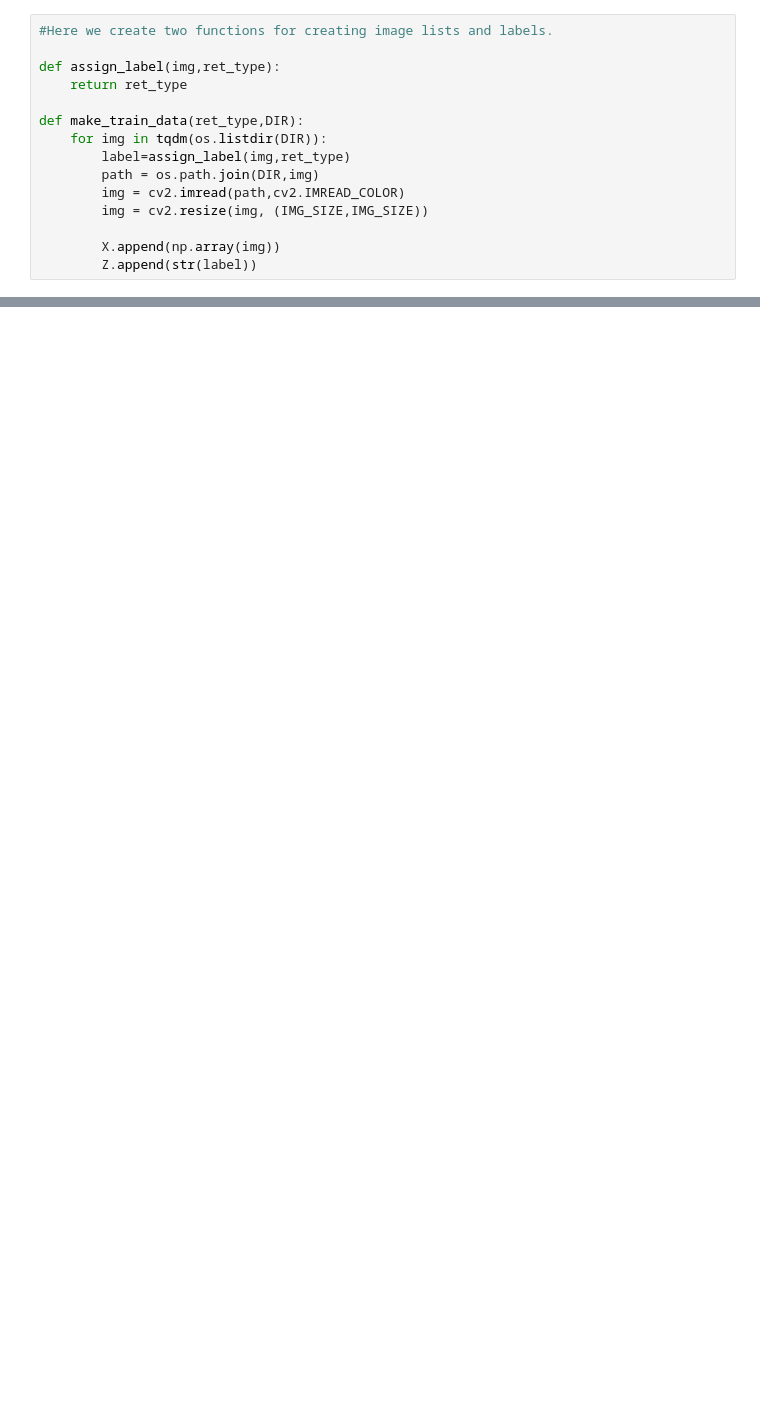
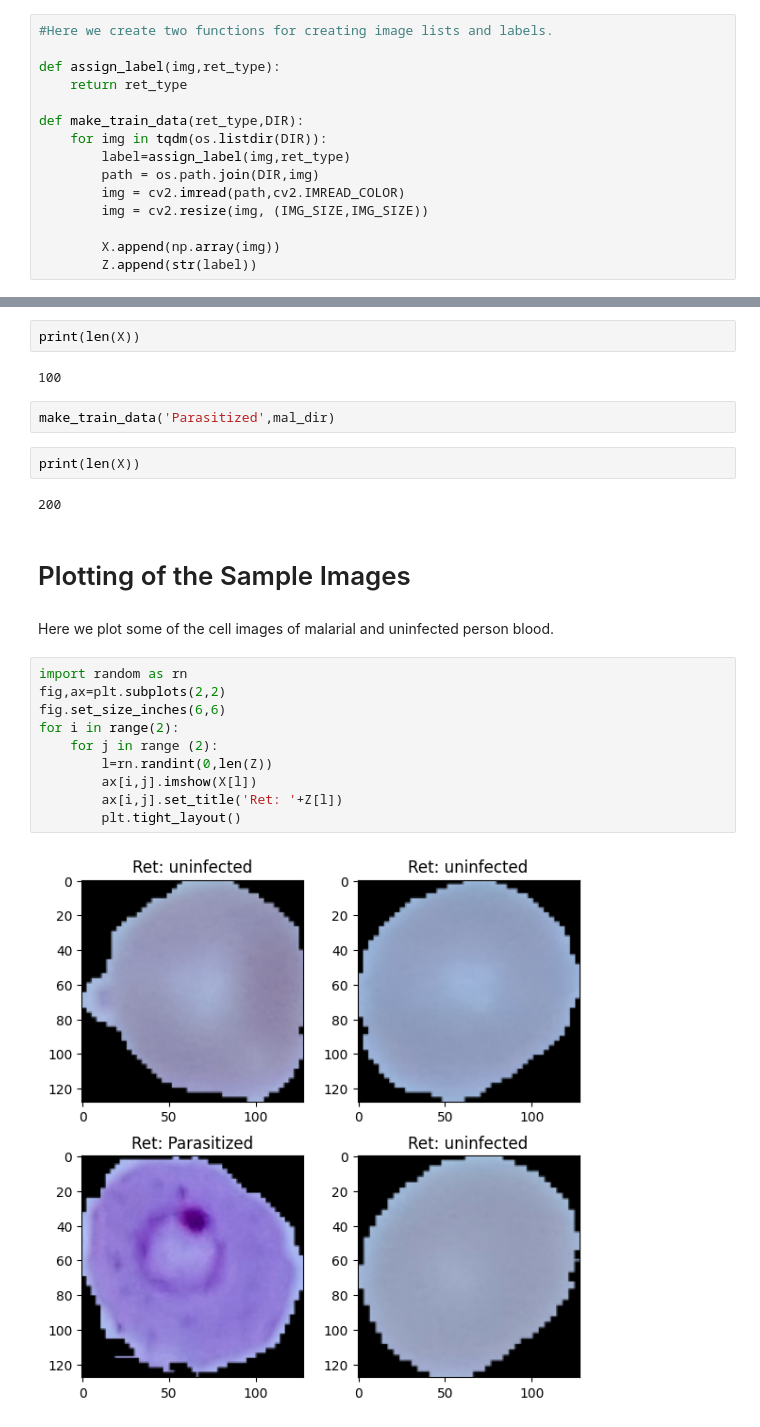
Before and after one commit to yemioyeleke/Malaria_Detection_CNN, a Jupyter notebook: Malaria_Detection_with_CNN.ipynb, the cells around one changed output, grey strips where cells are left out. Cells and saved outputs as stored; diff of their text form; blank space fills up the shorter version.

Commit message:
Image Cell Classification from Malaria Infection

```diff
--- a/Malaria_Detection_with_CNN.ipynb
+++ b/Malaria_Detection_with_CNN.ipynb
@@ -67,0 +106,26 @@ make_train_data('Uninfected',norm_DIR)
+# %%
+print(len(X))
+# %% [output]
+100
+# %%
+make_train_data('Parasitized',mal_dir)
+# %%
+print(len(X))
+# %% [output]
+200
+# %% [markdown]
+# Plotting of the Sample Images
+# %% [markdown]
+Here we plot some of the cell images of malarial and uninfected person blood.
+# %%
+import random as rn
+fig,ax=plt.subplots(2,2)
+fig.set_size_inches(6,6)
+for i in range(2):
+    for j in range (2):
+        l=rn.randint(0,len(Z))
+        ax[i,j].imshow(X[l])
+        ax[i,j].set_title('Ret: '+Z[l])
+        plt.tight_layout()
+# %% [output]
+[figure, added]
```
Also changed, not shown: parts of 52 cells of this notebook.
